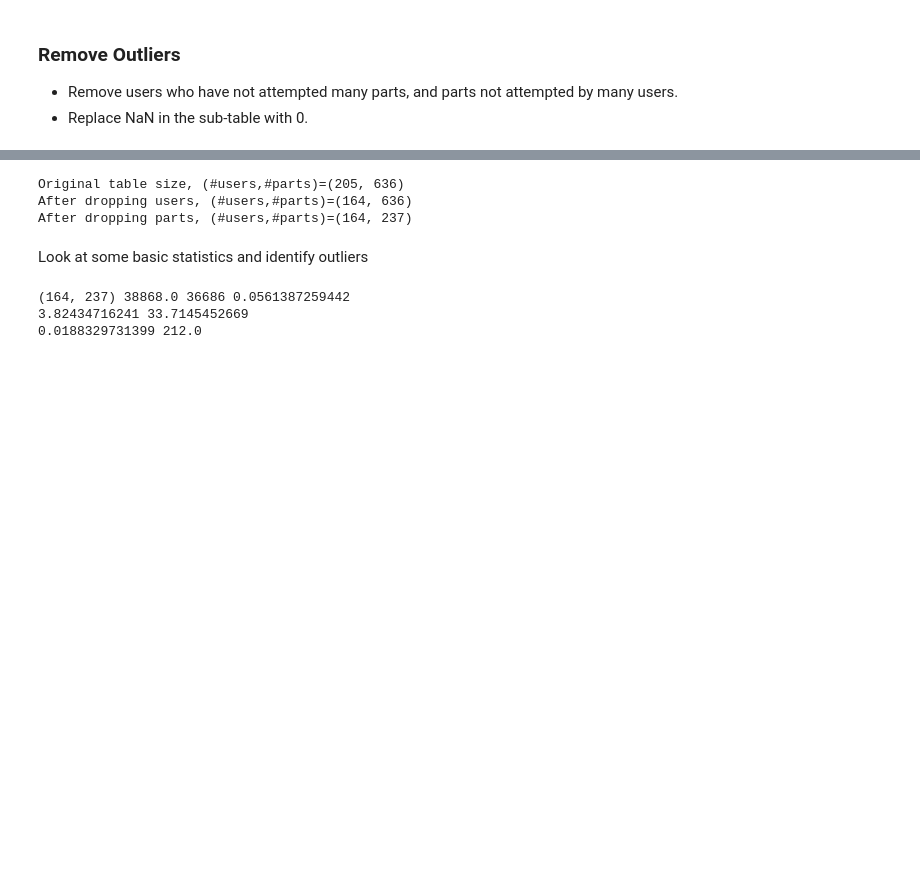
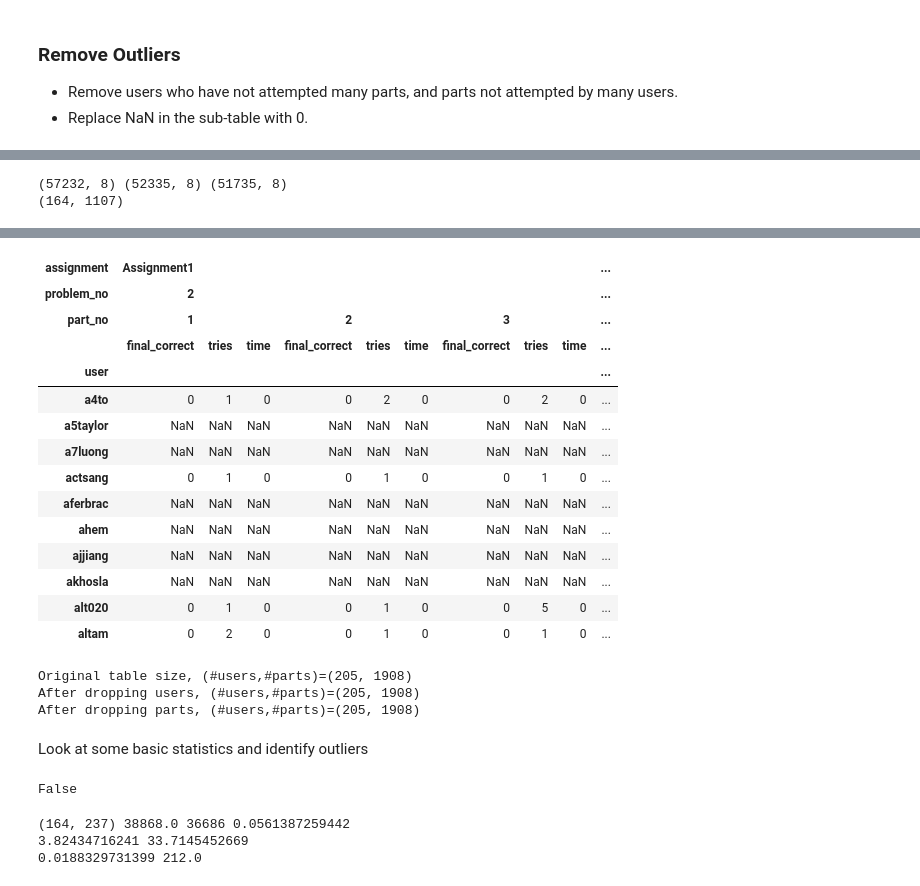
Before and after one commit to nimning/hintSystem, a Jupyter notebook: src/notebooks/HintLogsAnalysis.ipynb, the cells around one changed output, grey strips where cells are left out. Saved outputs shown, nothing was run; the diff lists cells and outputs as text; code cells hidden in the pictures; blank space fills up the shorter version.

```diff
--- a/src/notebooks/HintLogsAnalysis.ipynb
+++ b/src/notebooks/HintLogsAnalysis.ipynb
@@ -89,0 +103,16 @@ dtype: int64
+# %%
+# remove junk_parts and inactive_users from the data frame.
+dfr1=df[[(user in active_users)
+        for (user,assignment,problem_no,part_no) in df[['user','assignment','problem_no','part_no']].values]]
+dfr2=df[[(user in active_users and (assignment, problem_no,part_no) in attempted_parts)
+        for (user,assignment,problem_no,part_no) in df[['user','assignment','problem_no','part_no']].values]]
+print shape(df),shape(dfr1),shape(dfr2)
+#reorganize as a table.
+Table=dfr2.pivot_table(rows='user',cols=['assignment','problem_no','part_no'],values=['final_correct','tries','time'])
+Table=Table.reorder_levels([1,2,3,0], axis=1)
+Table=Table.sortlevel(axis=1,level=0)
+print shape(Table)
+Table.ix[0:10,0:20]
+# %% [output]
+(57232, 8) (52335, 8) (51735, 8)
+(164, 1107)
@@ -90,17 +124,34 @@ dtype: int64
+| assignment | Assignment1 |  |  |  |  |  |  |  |  | ... |
+| problem_no | 2 |  |  |  |  |  |  |  |  | ... |
+| part_no | 1 |  |  | 2 |  |  | 3 |  |  | ... |
+|  | final_correct | tries | time | final_correct | tries | time | final_correct | tries | time | ... |
+| user |  |  |  |  |  |  |  |  |  | ... |
+| a4to | 0 | 1 | 0 | 0 | 2 | 0 | 0 | 2 | 0 | ... |
+| a5taylor | NaN | NaN | NaN | NaN | NaN | NaN | NaN | NaN | NaN | ... |
+| a7luong | NaN | NaN | NaN | NaN | NaN | NaN | NaN | NaN | NaN | ... |
+| actsang | 0 | 1 | 0 | 0 | 1 | 0 | 0 | 1 | 0 | ... |
+| aferbrac | NaN | NaN | NaN | NaN | NaN | NaN | NaN | NaN | NaN | ... |
+| ahem | NaN | NaN | NaN | NaN | NaN | NaN | NaN | NaN | NaN | ... |
+| ajjiang | NaN | NaN | NaN | NaN | NaN | NaN | NaN | NaN | NaN | ... |
+| akhosla | NaN | NaN | NaN | NaN | NaN | NaN | NaN | NaN | NaN | ... |
+| alt020 | 0 | 1 | 0 | 0 | 1 | 0 | 0 | 5 | 0 | ... |
+| altam | 0 | 2 | 0 | 0 | 1 | 0 | 0 | 1 | 0 | ... |
 # %%
 print 'Original table size, (#users,#parts)='+str(shape(Table))
-Table=Table.drop(inactive_users.index,axis=0)
+#Table=Table.drop(inactive_users.index,axis=0)
 print 'After dropping users, (#users,#parts)='+str(shape(Table))
-Table=Table.drop(junk_parts.index,axis=1)
+Table=Table.drop(junk_parts.index,axis=1,level=3)
 print 'After dropping parts, (#users,#parts)='+str(shape(Table))
-# Fill in the remaining NaN's in Table
-# Table = Table.fillna(0)
 # %% [output]
-Original table size, (#users,#parts)=(205, 636)
-After dropping users, (#users,#parts)=(164, 636)
-After dropping parts, (#users,#parts)=(164, 237)
+Original table size, (#users,#parts)=(205, 1908)
+After dropping users, (#users,#parts)=(205, 1908)
+After dropping parts, (#users,#parts)=(205, 1908)
 # %% [markdown]
 Look at some basic statistics and identify outliers
+# %%
+'ggg' in inactive_users
+# %% [output]
+False
 # %%
 s=shape(Table)
 sz=s[0]*s[1]+0.0
```
Also changed, not shown: parts of 15 cells of this notebook, 3 other files.
